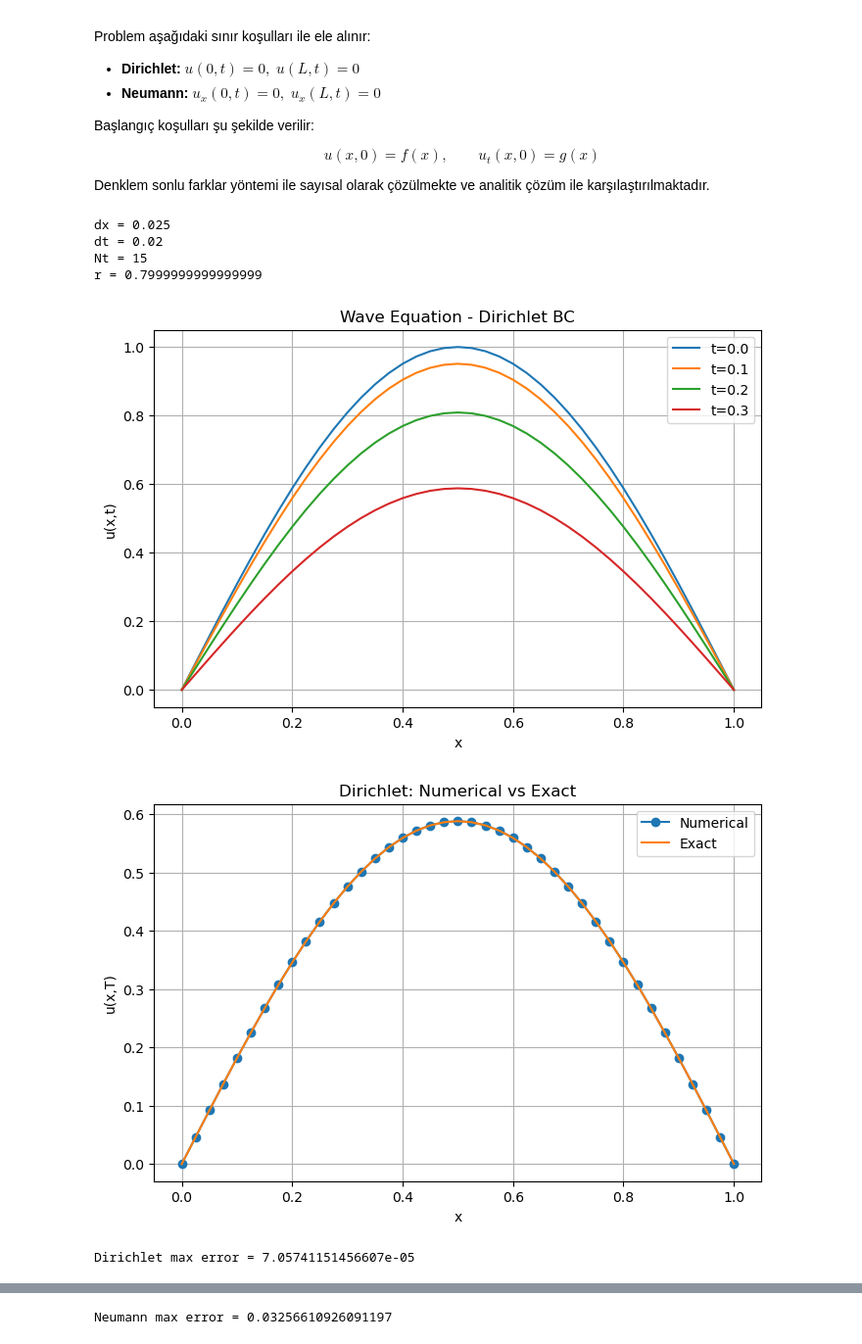
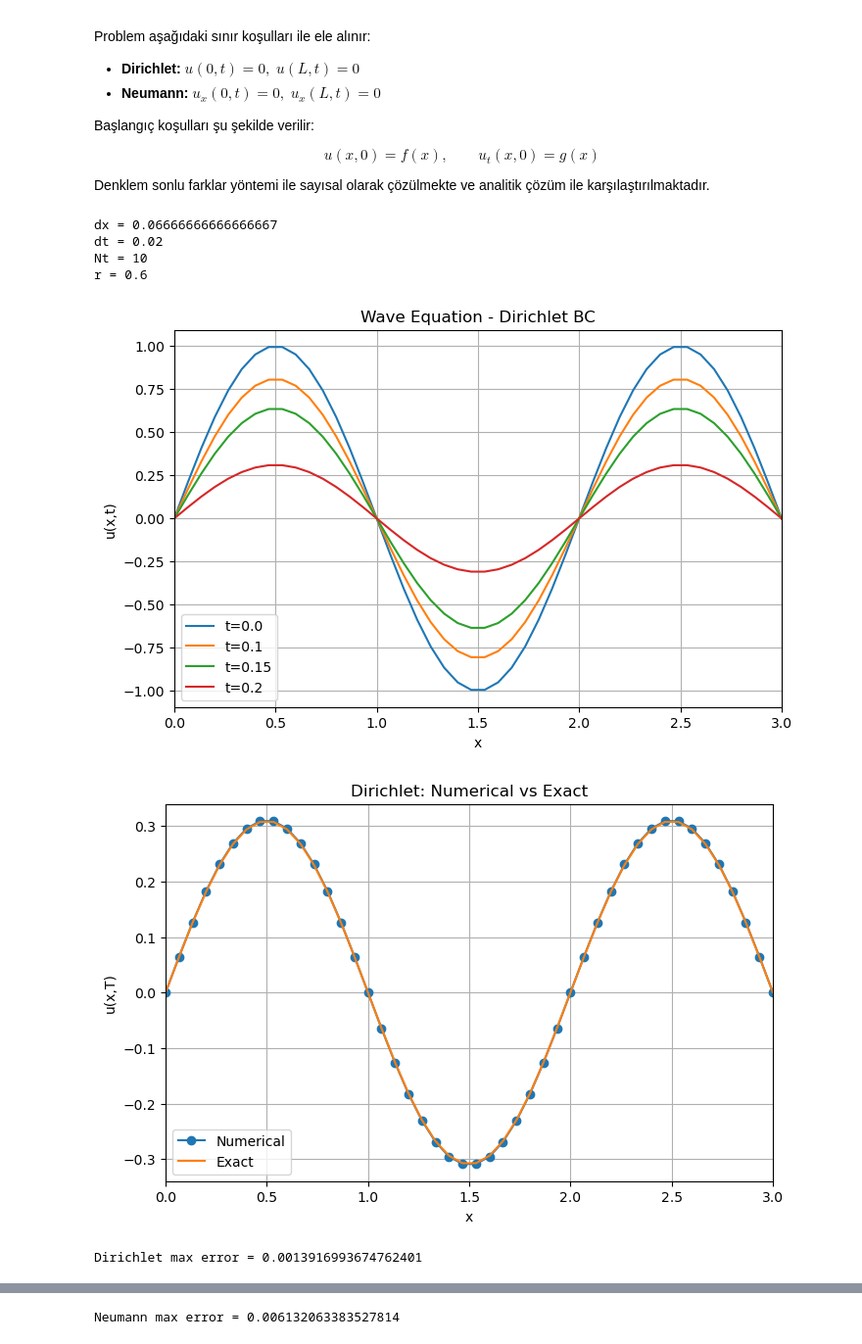
Before and after one commit to AdemYildirim/MAT557E, a Jupyter notebook: MAT557e.ipynb, the cells around one changed output, grey strips where cells are left out. Shown at 98% size. Saved outputs shown, nothing was run; the diff lists cells and outputs as text; code cells hidden in the pictures.

```diff
--- a/MAT557e.ipynb
+++ b/MAT557e.ipynb
@@ -64,7 +64,7 @@ L = 1.0        # length of the rod
 T = 0.3        # final time
 
 # Numerical parameters
-Nx = 40
+Nx = 45
 dx = L / Nx
 
 dt = 0.0002
@@ -143,23 +143,24 @@ if 0.3 not in saved_dir:
 u_dir_final = u.copy()
 # %%
 # ==============================
-#  Heat equation - Neuoman BC
+# Heat equation - Neumann BC
 # ==============================
+
 u = np.cos(np.pi * x)
-u[0], u[-1] = u[1], u[-2]  # İki uçta değişim sıfır
-
 saved_neu = {0.0: u.copy()}
 
 for n in range(1, Nt + 1):
     t = n * dt
     u_new = u.copy()
 
+    # İç noktalar
     u_new[1:Nx] = u[1:Nx] + r * (u[2:Nx+1] - 2*u[1:Nx] + u[0:Nx-1])
 
-    u_new[0] = u_new[1]
-    u_new[-1] = u_new[-2]
+    # Neumann BC: ux = 0
+    u_new[0]  = u[0]  + 2*r*(u[1]  - u[0])
+    u_new[-1] = u[-1] + 2*r*(u[-2] - u[-1])
 
-    u = u_new
+    u = u_new.copy()
 
     for ts in save_times:
         if ts not in saved_neu and abs(t - ts) < dt/2:
@@ -167,6 +168,7 @@ for n in range(1, Nt + 1):
 
 if 0.3 not in saved_neu:
     saved_neu[0.3] = u.copy()
+
 u_neu_final = u.copy()
 # %%
 # =========================================
@@ -304,12 +310,12 @@ Denklem sonlu farklar yöntemi ile sayısal olarak çözülmekte ve analitik ç
 # =========================================
 
 # Physical parameters
-c = 1.0      # wave speed
-L = 1.0      # length of the domain
-T = 0.3      # final time
+c = 2.0      # wave speed
+L = 3.0      # length of the domain
+T = 0.2    # final time
 
 # Numerical parameters
-Nx = 40
+Nx = 45
 dx = L / Nx
 
 dt = 0.02
@@ -330,7 +336,7 @@ if r > 1:
 x = np.linspace(0, L, Nx + 1)
 
 # Times that we want to save
-save_times = [0.0, 0.1, 0.2, 0.3]
+save_times = [0.0, 0.1, 0.15, 0.2]
 
 # =========================================
 # Exact solution for Dirichlet BC
@@ -356,10 +362,10 @@ def exact_dirichlet(x, t, c=1.0):
 def exact_neumann(x, t, c=1.0):
     return np.cos(np.pi * x) * np.cos(c * np.pi * t)
 # %% [output]
-dx = 0.025
+dx = 0.06666666666666667
 dt = 0.02
-Nt = 15
-r = 0.7999999999999999
+Nt = 10
+r = 0.6
 # %%
 # =========================================
 #  WAVE EQUATION - DIRICHLET BC
@@ -480,6 +497,7 @@ plt.ylabel("u(x,t)")
 plt.title("Wave Equation - Dirichlet BC")
 plt.legend()
 plt.grid(True)
+plt.xlim(0, 3)
 plt.show()
 
 
@@ -495,6 +513,7 @@ plt.ylabel("u(x,T)")
 plt.title("Dirichlet: Numerical vs Exact")
 plt.legend()
 plt.grid(True)
+plt.xlim(0, 3)
 plt.show()
 
 error_dir = np.max(np.abs(u_dir_final - u_dir_exact))
@@ -505,33 +524,35 @@ print("Dirichlet max error =", error_dir)
 plt.figure(figsize=(8,5))
 for ts in save_times:
     if ts in saved_neu:
         plt.plot(x, saved_neu[ts], label=f"t={ts}")
 
 plt.xlabel("x")
 plt.ylabel("u(x,t)")
 plt.title("Wave Equation - Neumann BC")
 plt.legend()
 plt.grid(True)
+plt.xlim(0, 3)
 plt.show()
 
 
 # 4) Neumann numerical vs exact
 u_neu_exact = exact_neumann(x, T, c)
 
 plt.figure(figsize=(8,5))
 plt.plot(x, u_neu_final, "o-", label="Numerical")
 plt.plot(x, u_neu_exact, "-", label="Exact")
 
 plt.xlabel("x")
 plt.ylabel("u(x,T)")
 plt.title("Neumann: Numerical vs Exact")
 plt.legend()
 plt.grid(True)
+plt.xlim(0, 3)
 plt.show()
 
 error_neu = np.max(np.abs(u_neu_final - u_neu_exact))
 print("Neumann max error =", error_neu)
 # %% [output]
-[figure, old version]
+[figure, new version]
-[figure, old version]
+[figure, new version]
-Dirichlet max error = 7.05741151456607e-05
+Dirichlet max error = 0.0013916993674762401
@@ -540 +561 @@ Dirichlet max error = 7.05741151456607e-05
-Neumann max error = 0.03256610926091197
+Neumann max error = 0.006132063383527814
```
Also changed, not shown: parts of 10 cells of this notebook.
